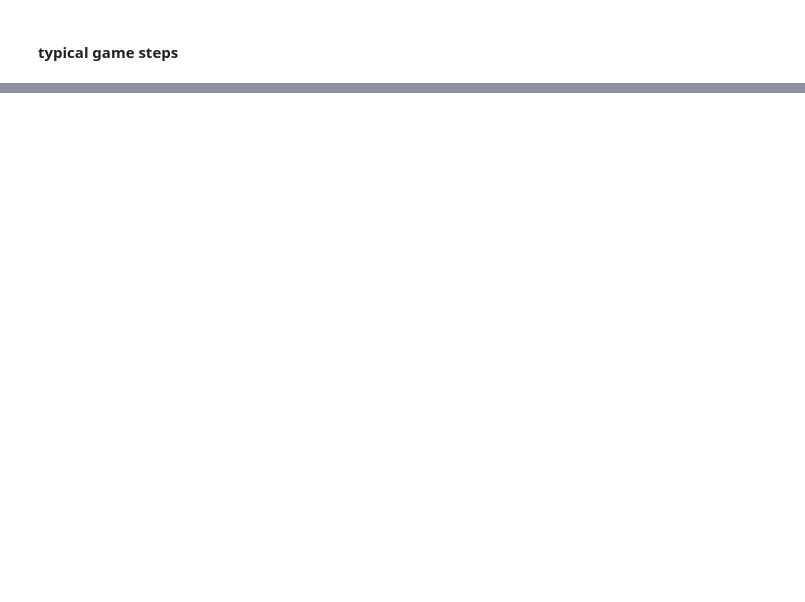
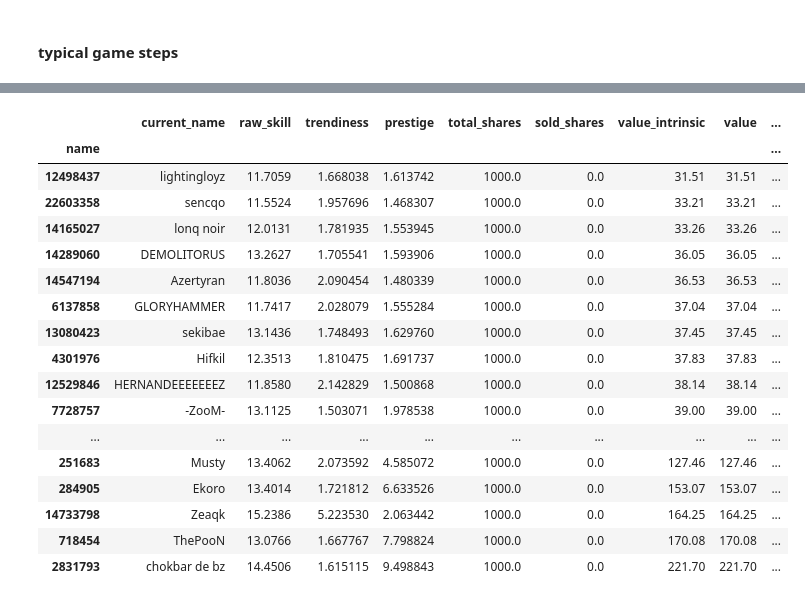
Before and after one commit to antoineschieb/osuinvest, a Jupyter notebook: main.ipynb, the cells around one changed output, grey strips where cells are left out. Drawn from its saved outputs; the diff is of its cells as text; code cells hidden in the pictures; blank space fills up the shorter version.

```diff
--- a/main.ipynb
+++ b/main.ipynb
@@ -59,6 +58,31 @@ ownerships\9650310.csv
 Empty DataFrame
 Columns: [shares_owned]
 Index: []
+# %%
+from utils import get_stocks_table
+
+
+stocks_table_df = get_stocks_table()
+stocks_table_df.sort_values(by="value")
+# %% [output]
+|  | current_name | raw_skill | trendiness | prestige | total_shares | sold_shares | value_intrinsic | value | ... |
+| name |  |  |  |  |  |  |  |  | ... |
+| 12498437 | lightingloyz | 11.7059 | 1.668038 | 1.613742 | 1000.0 | 0.0 | 31.51 | 31.51 | ... |
+| 22603358 | sencqo | 11.5524 | 1.957696 | 1.468307 | 1000.0 | 0.0 | 33.21 | 33.21 | ... |
+| 14165027 | lonq noir | 12.0131 | 1.781935 | 1.553945 | 1000.0 | 0.0 | 33.26 | 33.26 | ... |
+| 14289060 | DEMOLITORUS | 13.2627 | 1.705541 | 1.593906 | 1000.0 | 0.0 | 36.05 | 36.05 | ... |
+| 14547194 | Azertyran | 11.8036 | 2.090454 | 1.480339 | 1000.0 | 0.0 | 36.53 | 36.53 | ... |
+| 6137858 | GLORYHAMMER | 11.7417 | 2.028079 | 1.555284 | 1000.0 | 0.0 | 37.04 | 37.04 | ... |
+| 13080423 | sekibae | 13.1436 | 1.748493 | 1.629760 | 1000.0 | 0.0 | 37.45 | 37.45 | ... |
+| 4301976 | Hifkil | 12.3513 | 1.810475 | 1.691737 | 1000.0 | 0.0 | 37.83 | 37.83 | ... |
+| 12529846 | HERNANDEEEEEEEZ | 11.8580 | 2.142829 | 1.500868 | 1000.0 | 0.0 | 38.14 | 38.14 | ... |
+| 7728757 | -ZooM- | 13.1125 | 1.503071 | 1.978538 | 1000.0 | 0.0 | 39.00 | 39.00 | ... |
+| ... | ... | ... | ... | ... | ... | ... | ... | ... | ... |
+| 251683 | Musty | 13.4062 | 2.073592 | 4.585072 | 1000.0 | 0.0 | 127.46 | 127.46 | ... |
+| 284905 | Ekoro | 13.4014 | 1.721812 | 6.633526 | 1000.0 | 0.0 | 153.07 | 153.07 | ... |
+| 14733798 | Zeaqk | 15.2386 | 5.223530 | 2.063442 | 1000.0 | 0.0 | 164.25 | 164.25 | ... |
+| 718454 | ThePooN | 13.0766 | 1.667767 | 7.798824 | 1000.0 | 0.0 | 170.08 | 170.08 | ... |
+| 2831793 | chokbar de bz | 14.4506 | 1.615115 | 9.498843 | 1000.0 | 0.0 | 221.70 | 221.70 | ... |
 # %%
 # from routines import update_player_data_raw
 # update_player_data_raw()
```
Also changed, not shown: parts of 2 cells of this notebook, 5 other files.
